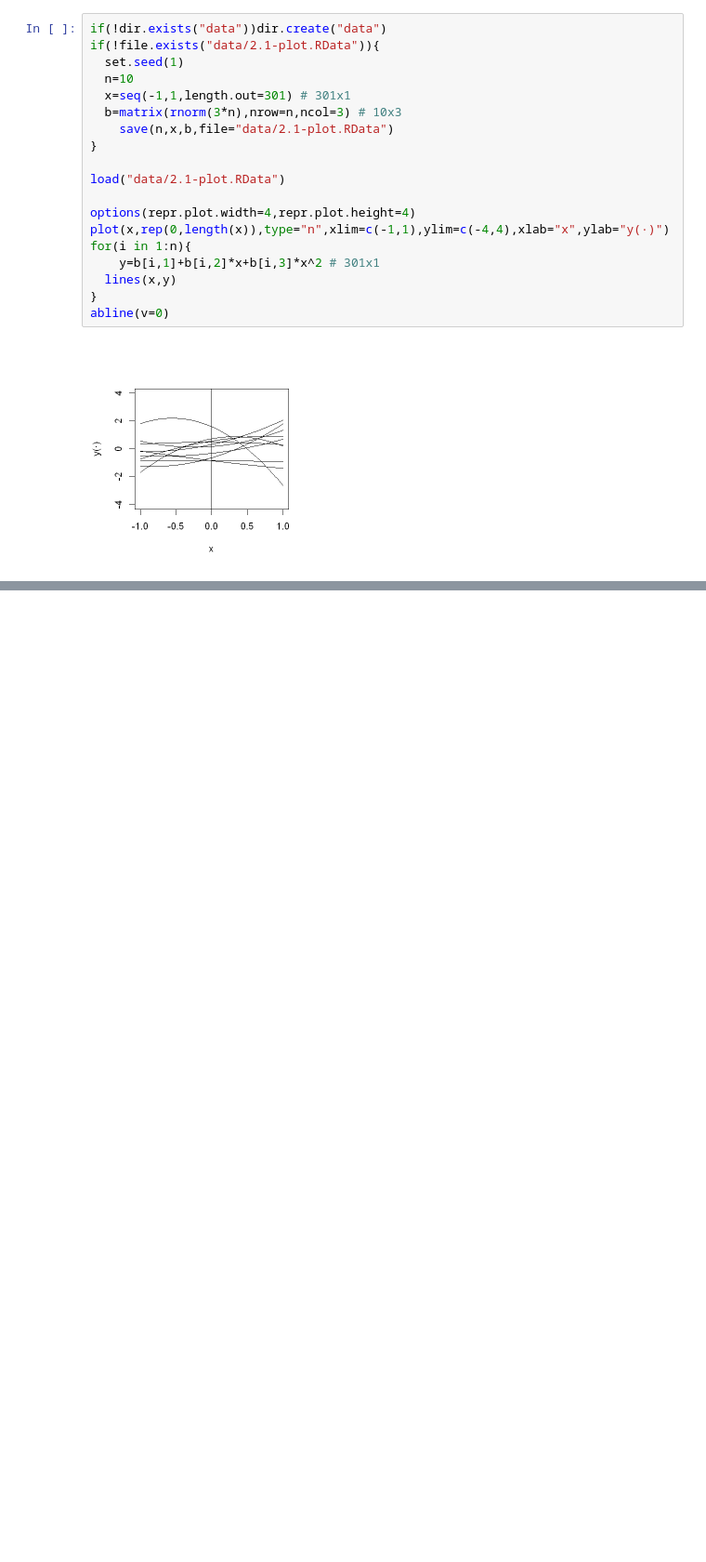
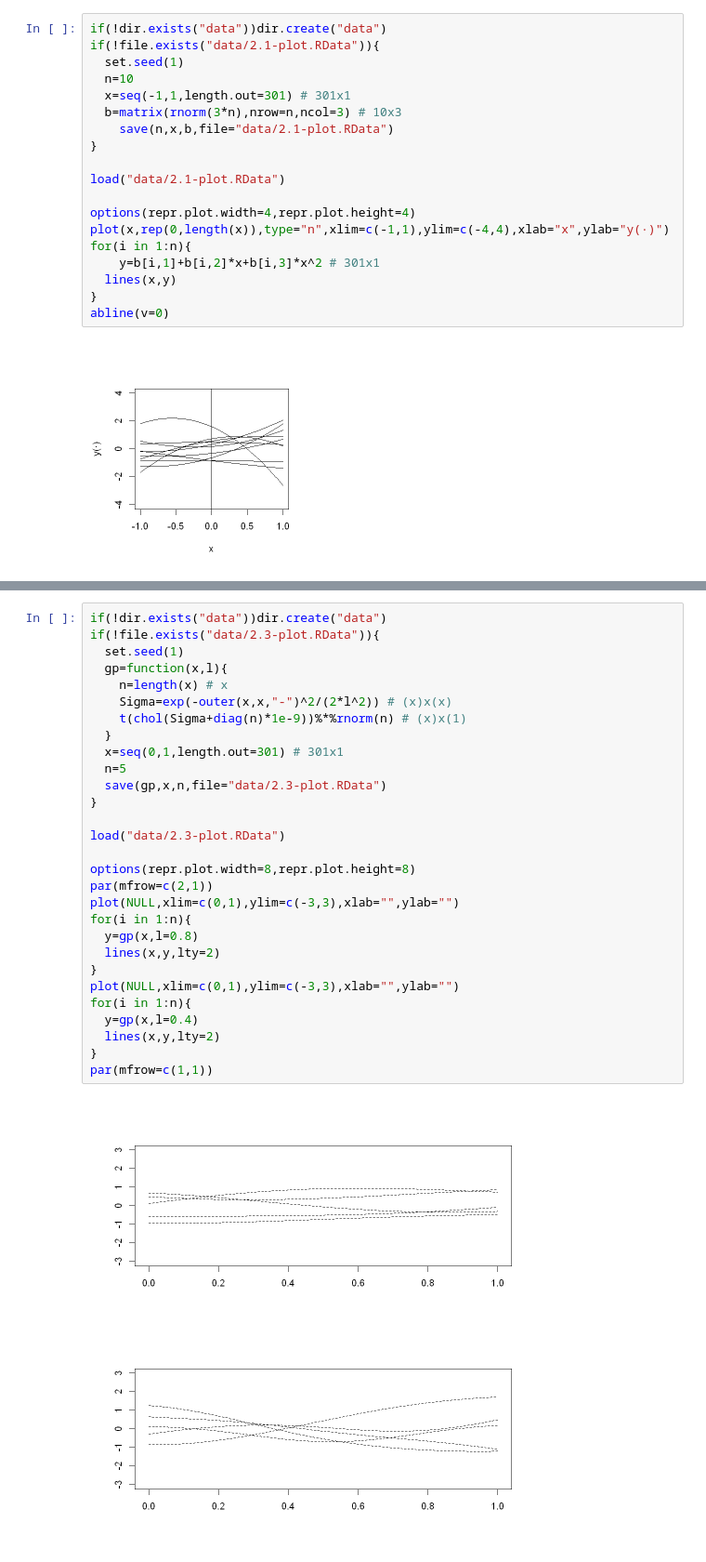
Before and after one commit to wenje-ma/DACE, a Jupyter notebook: 代码/Ch02.ipynb, the cells around one changed output, grey strips where cells are left out. Shown at 93% size. Saved outputs shown, nothing was run; the diff lists cells and outputs as text; blank space fills up the shorter version.

```diff
--- a/代码/Ch02.ipynb
+++ b/代码/Ch02.ipynb
@@ -25,0 +57,31 @@ abline(v=0)
+# %%
+if(!dir.exists("data"))dir.create("data")
+if(!file.exists("data/2.3-plot.RData")){
+  set.seed(1)
+  gp=function(x,l){
+    n=length(x) # x
+    Sigma=exp(-outer(x,x,"-")^2/(2*l^2)) # (x)x(x)
+    t(chol(Sigma+diag(n)*1e-9))%*%rnorm(n) # (x)x(1)
+  }
+  x=seq(0,1,length.out=301) # 301x1
+  n=5
+  save(gp,x,n,file="data/2.3-plot.RData")
+}
+
+load("data/2.3-plot.RData")
+
+options(repr.plot.width=8,repr.plot.height=8)
+par(mfrow=c(2,1))
+plot(NULL,xlim=c(0,1),ylim=c(-3,3),xlab="",ylab="")
+for(i in 1:n){
+  y=gp(x,l=0.8)
+  lines(x,y,lty=2)
+}
+plot(NULL,xlim=c(0,1),ylim=c(-3,3),xlab="",ylab="")
+for(i in 1:n){
+  y=gp(x,l=0.4)
+  lines(x,y,lty=2)
+}
+par(mfrow=c(1,1))
+# %% [output]
+[figure, added]
```
Also changed, not shown: parts of 4 cells of this notebook, 7 other files.
